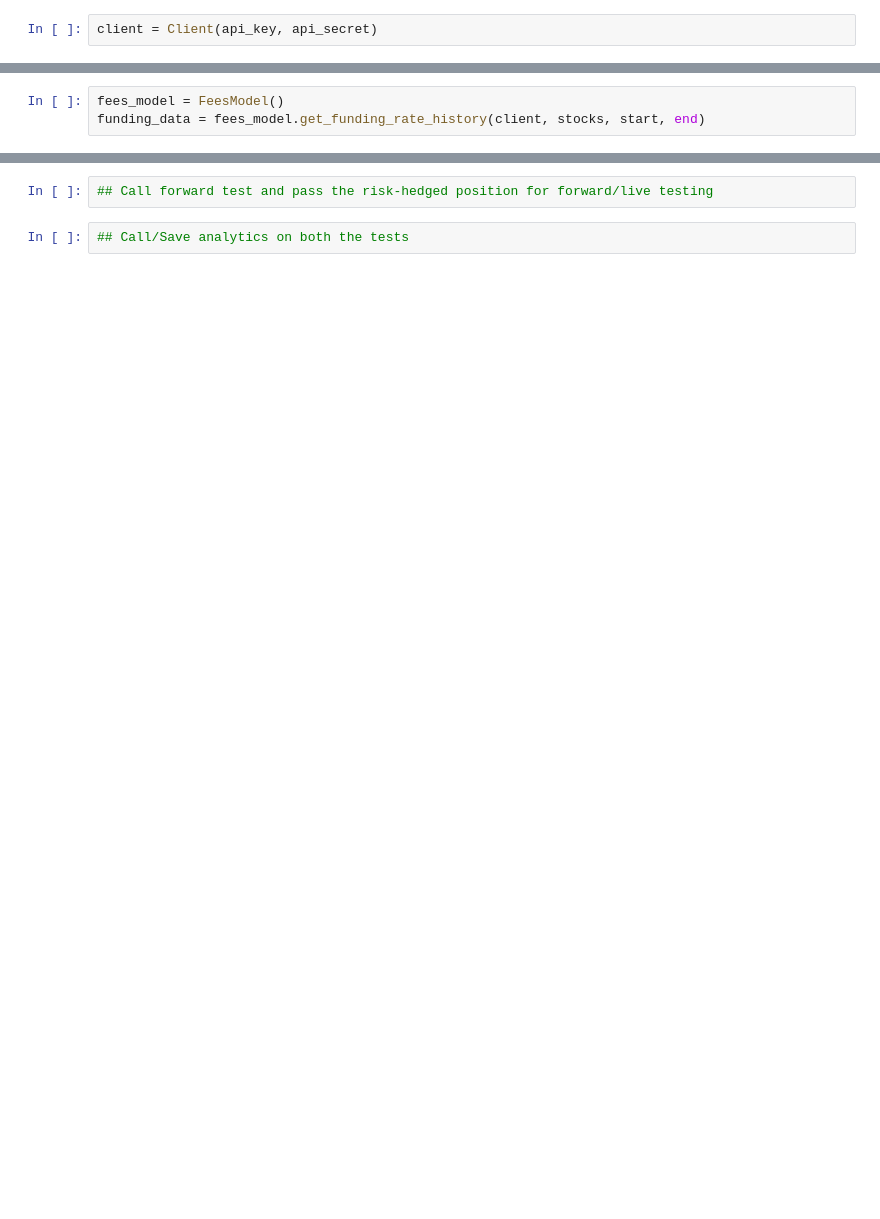
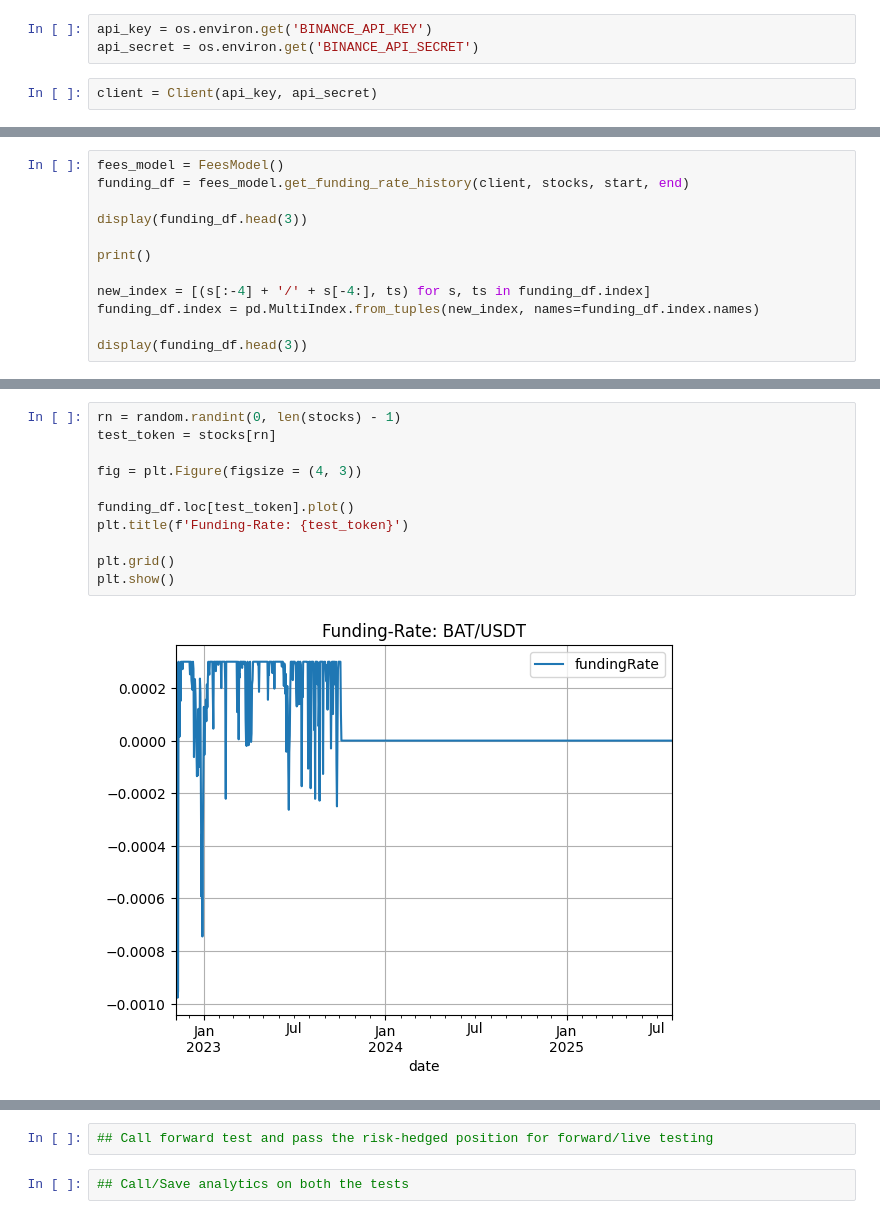
Before and after one commit to AlikMon88/ML-Pairs-Open, a Jupyter notebook: Research/research_v2.ipynb, the cells around one changed output, grey strips where cells are left out. Saved outputs shown, nothing was run; the diff lists cells and outputs as text; blank space fills up the shorter version.

Commit message:
add funding-rates

```diff
--- a/Research/research_v2.ipynb
+++ b/Research/research_v2.ipynb
@@ -440,2 +451,5 @@ ModuleNotFoundError: No module named 'binance'
+# %%
+api_key = os.environ.get('BINANCE_API_KEY')
+api_secret = os.environ.get('BINANCE_API_SECRET')
 # %%
 client = Client(api_key, api_secret)
@@ -442,3 +459,12 @@ client = Client(api_key, api_secret)
 # %%
 fees_model = FeesModel()
-funding_data = fees_model.get_funding_rate_history(client, stocks, start, end)
+funding_df = fees_model.get_funding_rate_history(client, stocks, start, end)
+
+display(funding_df.head(3))
+
+print()
+
+new_index = [(s[:-4] + '/' + s[-4:], ts) for s, ts in funding_df.index]
+funding_df.index = pd.MultiIndex.from_tuples(new_index, names=funding_df.index.names)
+
+display(funding_df.head(3))
@@ -445 +501,14 @@ funding_data = fees_model.get_funding_rate_history(client, stocks, start, end)
+# %%
+rn = random.randint(0, len(stocks) - 1)
+test_token = stocks[rn]
+
+fig = plt.Figure(figsize = (4, 3))
+
+funding_df.loc[test_token].plot()
+plt.title(f'Funding-Rate: {test_token}')
+
+plt.grid()
+plt.show()
+# %% [output]
+[figure, added]
 # %%
```
Also changed, not shown: parts of 21 cells of this notebook, 2 other files.
